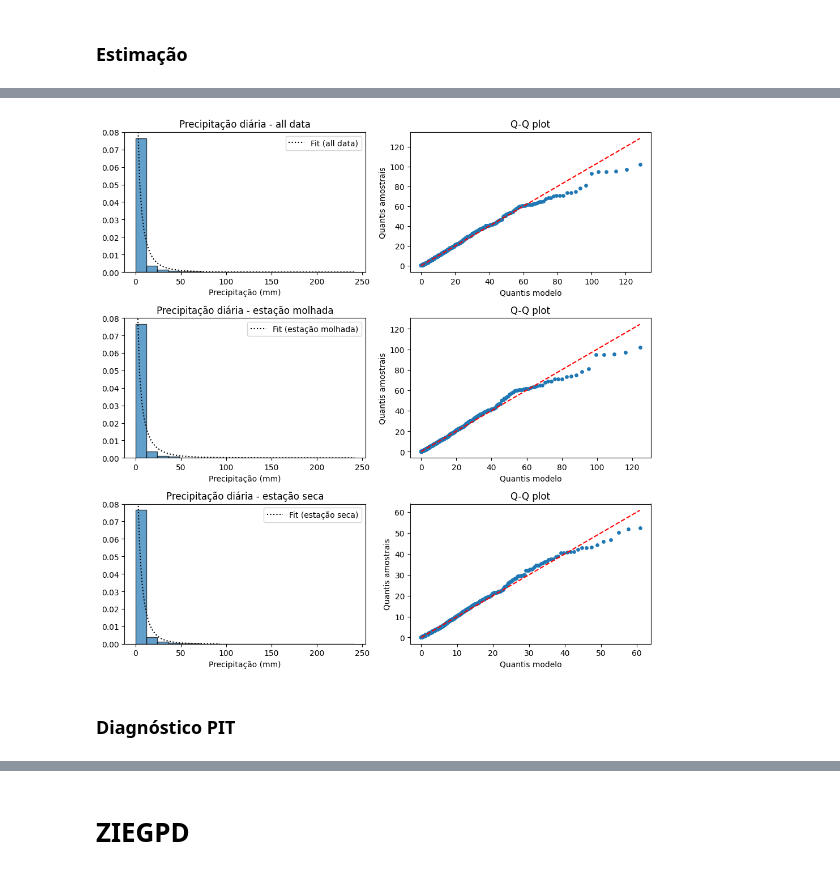
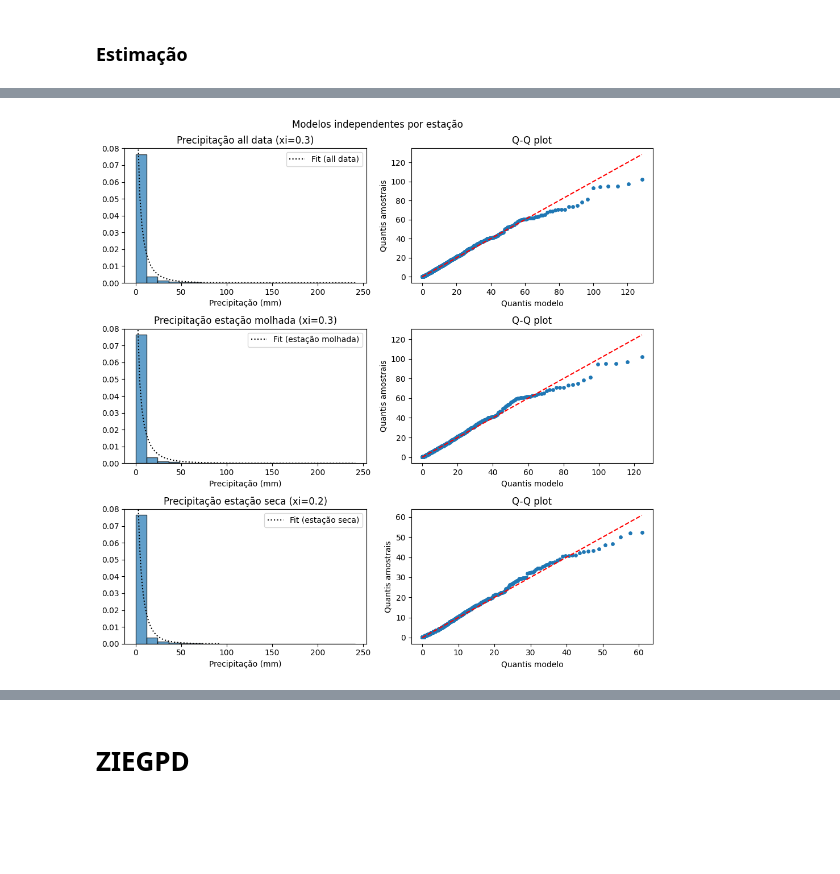
Before and after one commit to asdmalizia/masters, a Jupyter notebook: Estudo orientado/6. Modelagem de chuva.ipynb, the cells around one changed output, grey strips where cells are left out. Drawn from its saved outputs; the diff is of its cells as text; code cells hidden in the pictures; blank space fills up the shorter version.

```diff
--- a/Estudo orientado/6. Modelagem de chuva.ipynb
+++ b/Estudo orientado/6. Modelagem de chuva.ipynb
@@ -259,7 +471,7 @@ for i in range(3):
 
     ax[i][0].plot(x, models[i].pdf(x), 'k', linestyle=':', label=f'Fit ({model_names[i]})')
     ax[i][0].hist(series, bins=20, density=True, alpha=0.7, edgecolor='black')
-    ax[i][0].set_title('Precipitação diária - ' + model_names[i])
+    ax[i][0].set_title('Precipitação ' + model_names[i] + f' (xi={models[i].xi:.1f})')
     ax[i][0].set_xlabel('Precipitação (mm)')
     ax[i][0].set_ylim(top=0.08)
     ax[i][0].legend()
@@ -276,6 +488,8 @@ for i in range(3):
     ax[i][1].set_ylabel('Quantis amostrais')
     i+=1
 
+
+fig.suptitle('Modelos independentes por estação')
 fig.tight_layout()
 # plot_count+=1
 # plt.savefig(path_img + r"\plot{}.png".format(plot_count))
@@ -322,18 +601,3 @@ plt.show()
 ## ML censurada
 # %% [markdown]
 ### Estimação
-# %%
-# estimação all data
-model_all = naveau.fit(series_treated, censored=True, C=0.5)
-print("Parâmetros estimados do EGPD (all data):")
-model_all.summary()
-
-# estimação com estação molhada
-model_molhado = naveau.fit(series_molhado_treated, censored=True, C=0.5)
-print("\nParâmetros estimados do EGPD (molhado):")
-model_molhado.summary()
-
-# estimação com estação seca
-model_seco = naveau.fit(series_seco_treated, censored=True, C=0.5)
-print("\nParâmetros estimados do EGPD (seco):")
-model_seco.summary()
@@ -385,0 +604,17 @@ plt.show()
+# %%
+# estimação all data
+C=0.5
+model_all = naveau.fit(series_treated, censored=True, C=C)
+res_all = model_all.summary(print_results=False)
+
+# estimação com estação molhada
+model_molhado = naveau.fit(series_molhado_treated, censored=True, C=C)
+res_molhado = model_molhado.summary(print_results=False)
+
+# estimação com estação seca
+model_seco = naveau.fit(series_seco_treated, censored=True, C=C)
+res_seco = model_seco.summary(print_results=False)
+
+# estimação sazonal
+model_sazonal = naveau.fit(series_treated, dummy=dummy[series_treated.index], censored=True, C=C)
+res_sazonal = model_sazonal.summary(print_results=False)
@@ -390,34 +710,33 @@ model_names = ['all data','estação molhada','estação seca']
 models = [model_all, model_molhado, model_seco]
 data = [series_treated, series_molhado_treated, series_seco_treated]
 
 for i in range(3):
     model_fit = models[i]
     x = np.linspace(2, data[i].max(), 100)
 
     ax[i][0].plot(x, models[i].pdf(x), 'k', linestyle=':', label=f'Fit ({model_names[i]})')
     ax[i][0].hist(series, bins=20, density=True, alpha=0.7, edgecolor='black')
-    ax[i][0].set_title('Precipitação diária - ' + model_names[i])
+    ax[i][0].set_title('Precipitação ' + model_names[i] + f' (xi={models[i].xi:.1f})')
     ax[i][0].set_xlabel('Precipitação (mm)')
     ax[i][0].set_ylim(top=0.08)
     ax[i][0].legend()
 
     # probabilidades teóricas
     p = (np.arange(1, len(data[i]) + 1) - 0.5) / len(data[i])
     theoretical_q, sample_q = models[i].ppf(p), np.sort(data[i])
     ax[i][1].scatter(theoretical_q[:-5], sample_q[:-5], s=15)
     min_q = min(theoretical_q[:-5].min(), sample_q[:-5].min())
     max_q = max(theoretical_q[:-5].max(), sample_q[:-5].max())
     ax[i][1].plot([min_q, max_q], [min_q, max_q], 'r--')
     ax[i][1].set_title(f'Q-Q plot')
     ax[i][1].set_xlabel('Quantis modelo')
     ax[i][1].set_ylabel('Quantis amostrais')
     i+=1
 
+fig.suptitle('Modelos independentes por estação')
 fig.tight_layout()
 # plot_count+=1
 # plt.savefig(path_img + r"\plot{}.png".format(plot_count))
 plt.show()
 # %% [output]
-[figure, old version]
+[figure, new version]
-# %% [markdown]
-### Diagnóstico PIT
```
Also changed, not shown: parts of 58 cells of this notebook, 4 other files.
